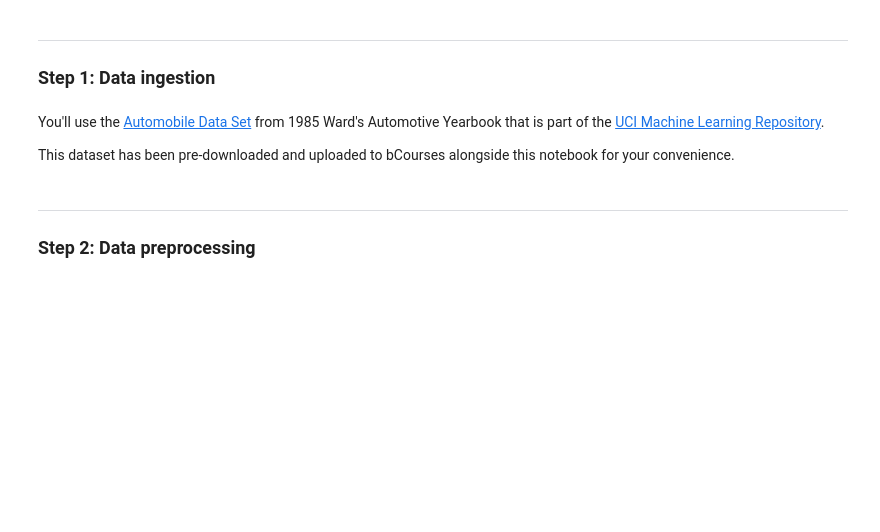
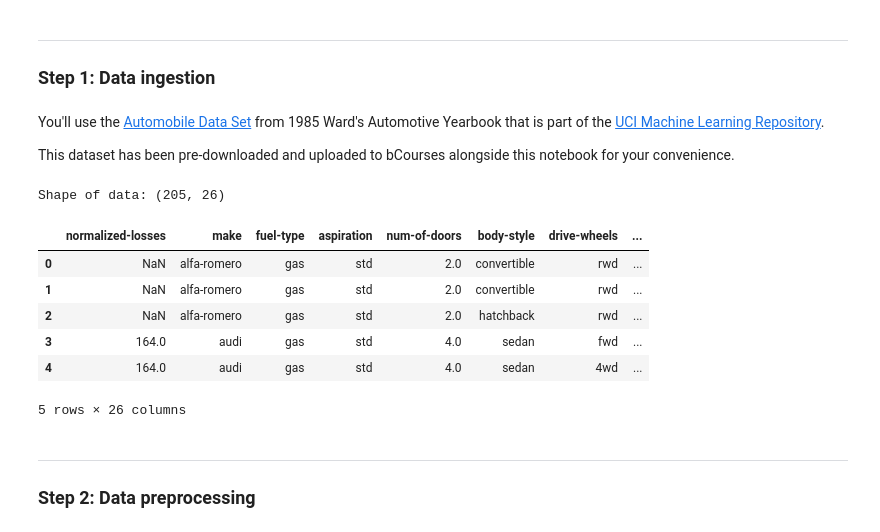
Before and after one commit to caroline-nealon/DATASCI-207, a Jupyter notebook: Module 3/03 Linear Regression with Tensorflow.ipynb, the cells around one changed output. Drawn from its saved outputs; the diff is of its cells as text; code cells hidden in the pictures; blank space fills up the shorter version.

```diff
--- a/Module 3/03 Linear Regression with Tensorflow.ipynb
+++ b/Module 3/03 Linear Regression with Tensorflow.ipynb
@@ -34,11 +34,20 @@ You'll use the [Automobile Data Set](https://archive.ics.uci.edu/ml/datasets/aut
 
 This dataset has been pre-downloaded and uploaded to bCourses alongside this notebook for your convenience.
 # %%
-car_data_init = pd.read_csv("./data/Automobile_data/automobile_data.txt")
+car_data_init = pd.read_csv("./automobile_data.txt")
 
 # Display top five rows
 print('Shape of data:', car_data_init.shape)
 car_data_init.head()
+# %% [output]
+Shape of data: (205, 26)
+|  | normalized-losses | make | fuel-type | aspiration | num-of-doors | body-style | drive-wheels | ... |
+| 0 | NaN | alfa-romero | gas | std | 2.0 | convertible | rwd | ... |
+| 1 | NaN | alfa-romero | gas | std | 2.0 | convertible | rwd | ... |
+| 2 | NaN | alfa-romero | gas | std | 2.0 | hatchback | rwd | ... |
+| 3 | 164.0 | audi | gas | std | 4.0 | sedan | fwd | ... |
+| 4 | 164.0 | audi | gas | std | 4.0 | sedan | 4wd | ... |
+5 rows × 26 columns
 # %% [markdown]
 ---
 ### Step 2: Data preprocessing
```
Also changed, not shown: parts of 19 cells of this notebook, 4 other files.
